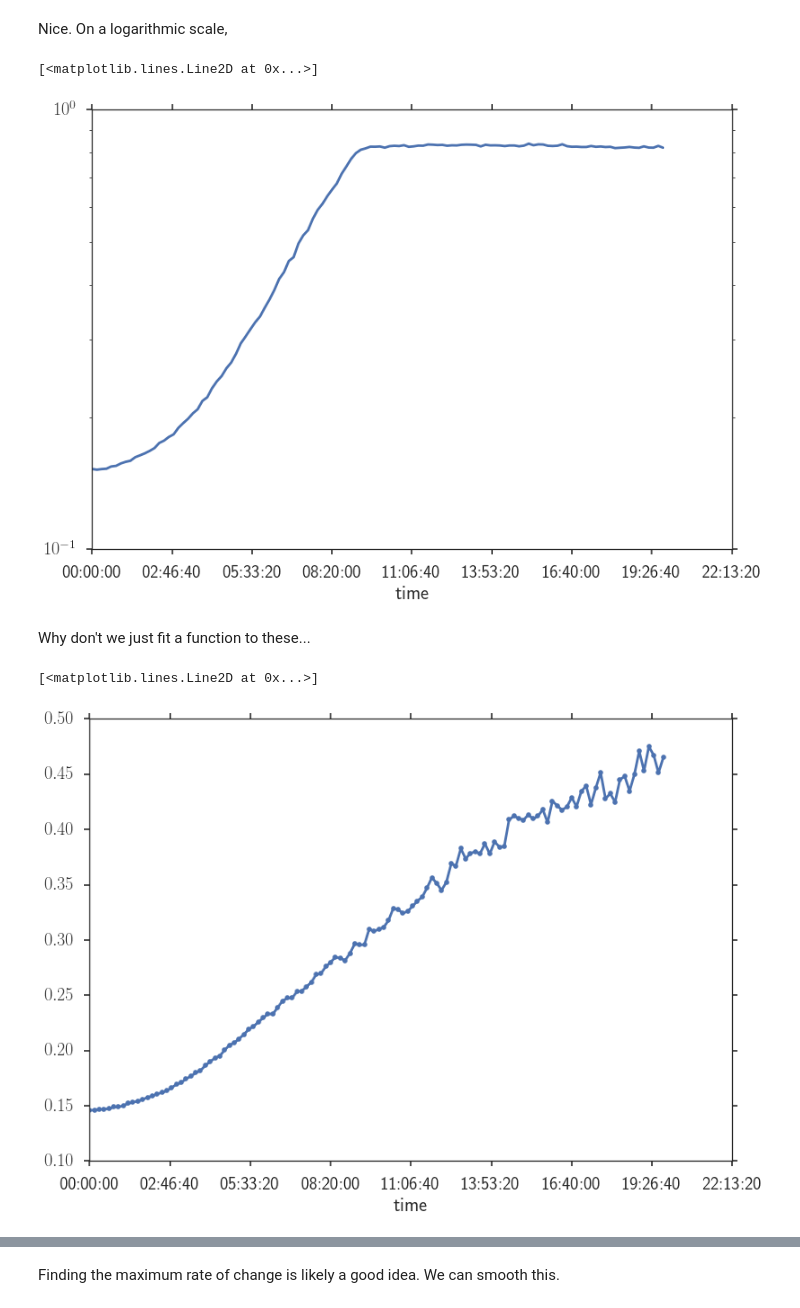
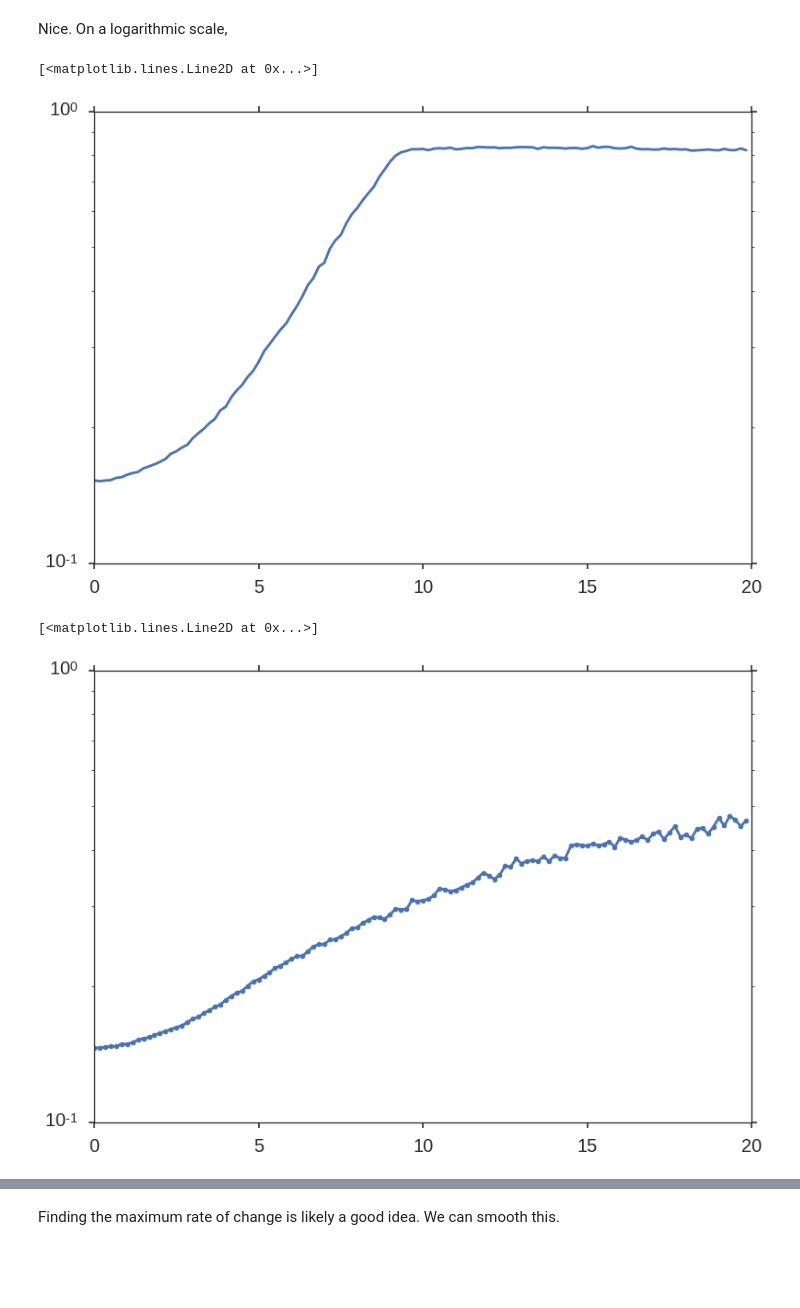
Before and after one commit to btweinstein/OD_growth_finder, a Jupyter notebook: testing_ideas.ipynb, the cells around one changed output, grey strips where cells are left out. Saved outputs shown, nothing was run; the diff lists cells and outputs as text; code cells hidden in the pictures; blank space fills up the shorter version.

Commit message:
Our basic algorithm is working in ipython. I just have to put it into the growth_finder python file.

```diff
--- a/testing_ideas.ipynb
+++ b/testing_ideas.ipynb
@@ -14,4 +14,5 @@ sns.set_style('ticks')
 # %%
 import pandas as pd
 # %%
-data = pd.read_excel('./20160118-E6_YPD_20ben.xlsx')
+data = pd.read_excel('./test_data.xlsx')
+data.dropna(inplace=True)
@@ -46,2 +21,9 @@ plt.plot(times, test_data)
+# %%
+def get_elapsed_hours(x):
+    """Assumes x is a datetime.time object."""
+    time_in_seconds = (60.*60.*x.hour + 60*x.minute + x.second)
+    return time_in_seconds/(60.*60.)
+# %%
+elapsed_hours = times.apply(get_elapsed_hours)
 # %% [markdown]
 Nice. On a logarithmic scale,
@@ -48,13 +32,11 @@ Nice. On a logarithmic scale,
 # %%
-plt.semilogy(times, test_data)
+plt.semilogy(elapsed_hours, good_data)
 # %% [output]
 [<matplotlib.lines.Line2D at 0x...>]
-[figure, old version]
+[figure, new version]
-# %% [markdown]
-Why don't we just fit a function to these...
 # %%
-problem_sample = data.loc[:, 'A10']
-plt.plot(times, problem_sample, ls='-', marker='.')
+bad_data = data.A10
+plt.semilogy(elapsed_hours, bad_data, ls='-', marker='.')
 # %% [output]
 [<matplotlib.lines.Line2D at 0x...>]
-[figure, old version]
+[figure, new version]
```
Also changed, not shown: parts of 20 cells of this notebook, 2 other files.
